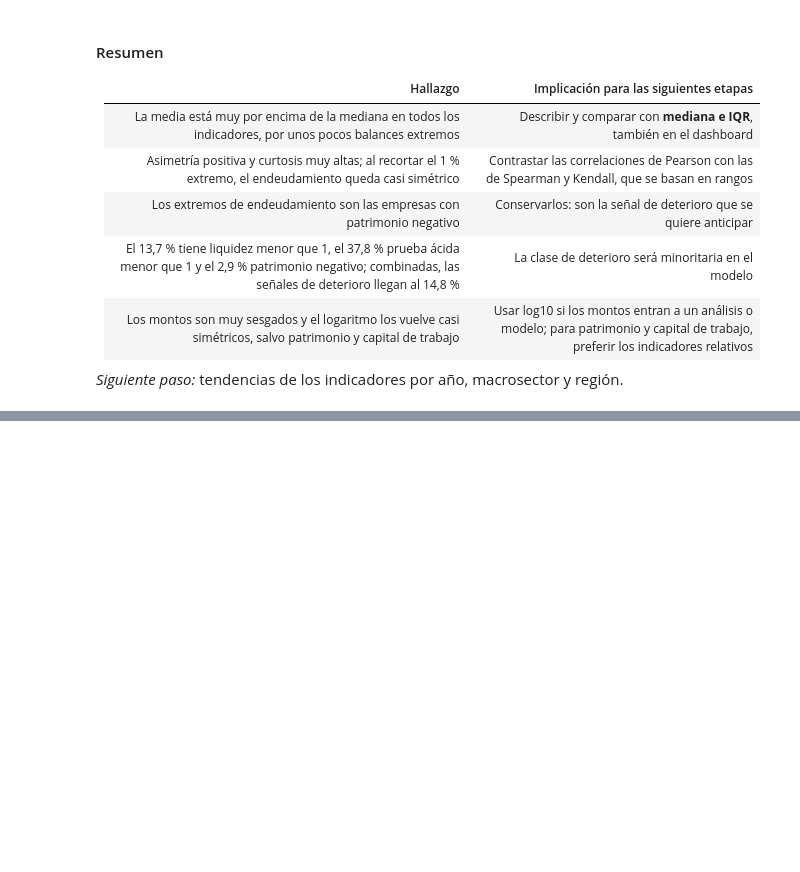
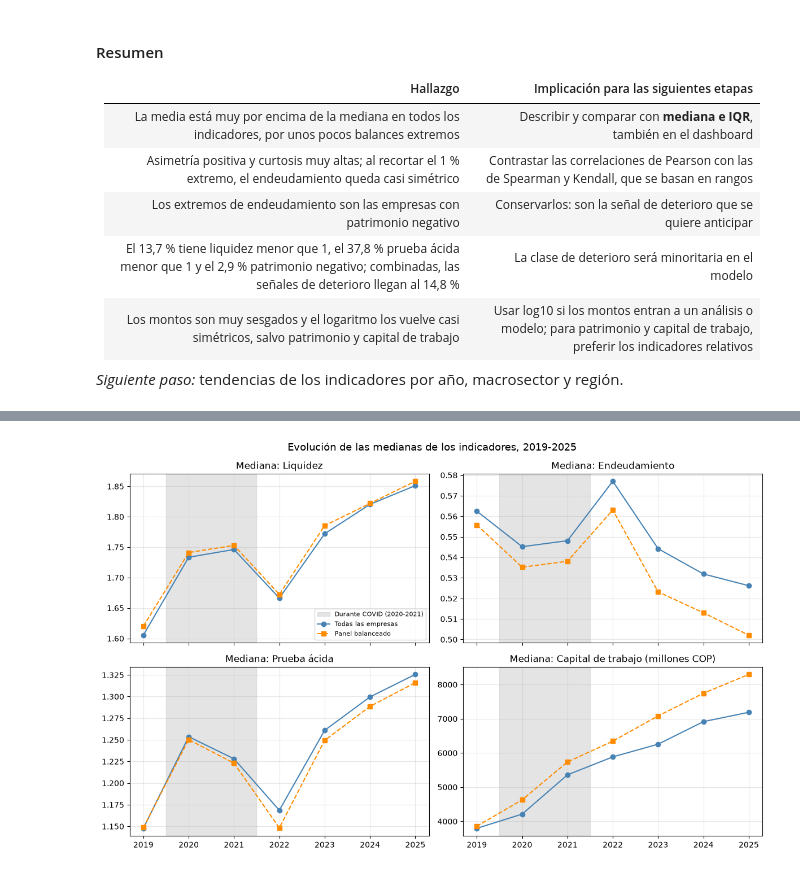
Before and after one commit to JulianHZ711/Final-AnalisisDatos, a Jupyter notebook: notebooks/proyecto_integrador.ipynb, the cells around one changed output, grey strips where cells are left out. Saved outputs shown, nothing was run; the diff lists cells and outputs as text; code cells hidden in the pictures; blank space fills up the shorter version.

```diff
--- a/notebooks/proyecto_integrador.ipynb
+++ b/notebooks/proyecto_integrador.ipynb
@@ -1865,0 +2006,18 @@ plt.show()
+# %%
+fig, ejes = plt.subplots(2, 2, figsize=(12, 7.5), sharex=True)
+for eje, c in zip(ejes.ravel(), INDICADORES_TEND):
+    eje.axvspan(2019.5, 2021.5, color="lightgray", alpha=0.6, label="Durante COVID (2020-2021)")
+    eje.plot(evolucion.index, evolucion[f"med_{c}"], marker="o", color="steelblue",
+             label="Todas las empresas")
+    eje.plot(evolucion_panel.index, evolucion_panel[f"med_{c}"], marker="s", linestyle="--",
+             color="darkorange", label="Panel balanceado")
+    eje.set_title(f"Mediana: {NOMBRES[c]}")
+    eje.grid(alpha=0.3)
+ejes[0, 0].legend(fontsize=8)
+for eje in ejes[1]:
+    eje.set_xticks(evolucion.index)
+fig.suptitle("Evolución de las medianas de los indicadores, 2019-2025", fontsize=13)
+plt.tight_layout()
+plt.show()
+# %% [output]
+[figure, added]
```
Also changed, not shown: parts of 19 cells of this notebook.
